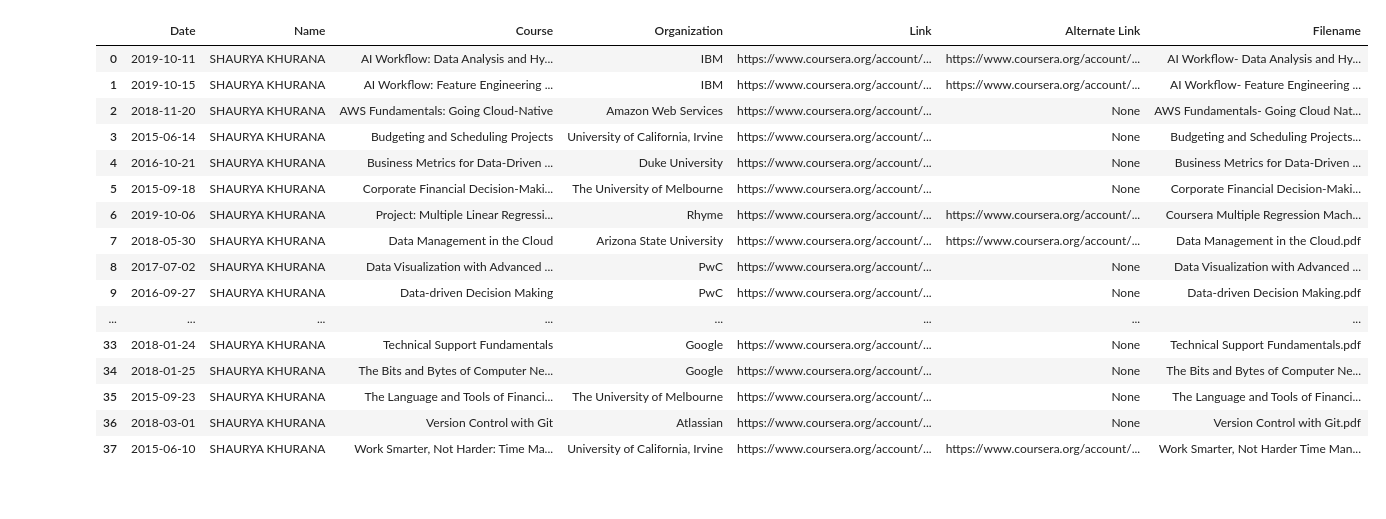
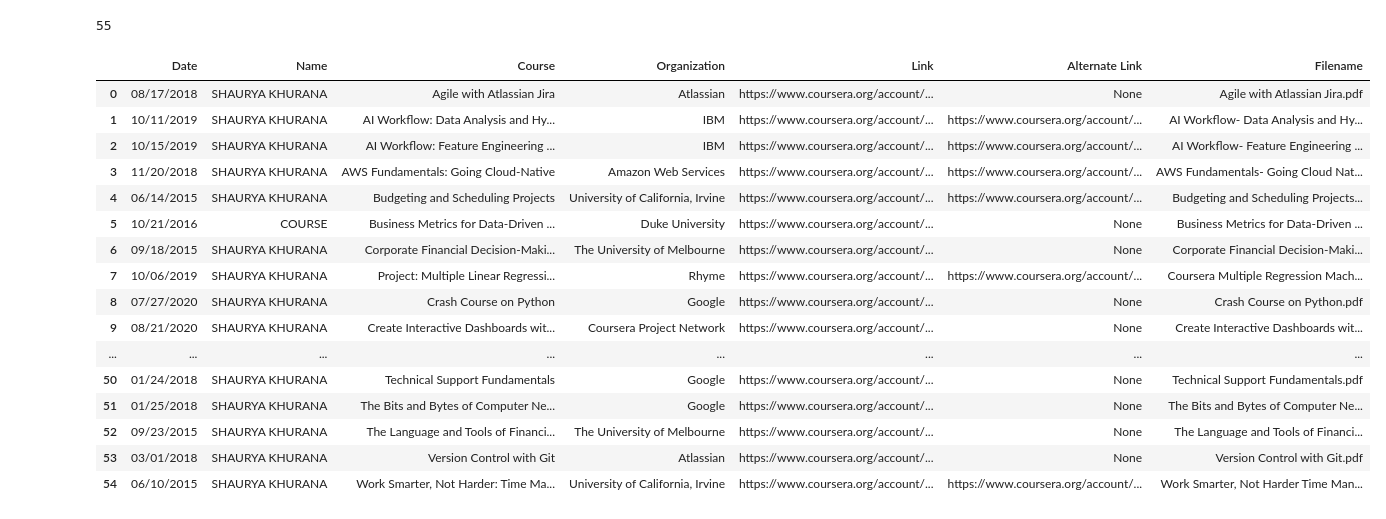
Before and after one commit to jamwine/Reading-Digital-Certificates, a Jupyter notebook: Certificates.ipynb, the cells around one changed output. Saved outputs shown, nothing was run; the diff lists cells and outputs as text; code cells hidden in the pictures.

```diff
--- a/Certificates.ipynb
+++ b/Certificates.ipynb
@@ -11,3 +14,6 @@ import re
+# %%
+pytesseract.pytesseract.tesseract_cmd = 'F:/Tesseract-OCR/tesseract'
+poppler_path="F:/poppler-23.11.0/Library/bin/"
 # %%
 ## Fetching PDF files
 
@@ -20,11 +26,12 @@ for file in os.listdir():
 
 def get_code(pdf):
     with open(pdf, 'rb') as file:
-        fileReader = PyPDF2.PdfFileReader(file)
-        if fileReader.isEncrypted:
+        fileReader = PyPDF2.PdfReader(file)
+        if fileReader.is_encrypted:
             fileReader.decrypt('')
-        page=fileReader.getPage(0)
-        page_content = page.extractText().split()
+        # page=fileReader.getPage(0)
+        page=fileReader.pages[0]
+        page_content = page.extract_text().split()
 
     code=[i for i in page_content if '/verify' in i][0].split('/verify')[1]
     if 'Coursera' in code:
@@ -32,7 +39,7 @@ def get_code(pdf):
     return code
 # %%
 def pdf_to_image(pdf):
-    pages = convert_from_path(pdf, 500)
+    pages = convert_from_path(pdf, 500, poppler_path=poppler_path)
     for page in pages:
         page.save('out.png', 'PNG')
     image=Image.open('out.png')
@@ -143,25 +166,29 @@ error_pdfs
+# %%
+len(info)
+# %% [output]
+55
 # %%
 data=pd.DataFrame(info)
 data.columns=['Date','Name','Course','Organization','Link','Alternate Link','Filename']
-data['Date']=pd.to_datetime(data['Date'],format='%m/%d/%Y')
+# data['Date']=pd.to_datetime(data['Date'],format='%m/%d/%Y')
 data
 # %% [output]
 |  | Date | Name | Course | Organization | Link | Alternate Link | Filename |
-| 0 | 2019-10-11 | SHAURYA KHURANA | AI Workflow: Data Analysis and Hy... | IBM | https://www.coursera.org/account/... | https://www.coursera.org/account/... | AI Workflow- Data Analysis and Hy... |
-| 1 | 2019-10-15 | SHAURYA KHURANA | AI Workflow: Feature Engineering ... | IBM | https://www.coursera.org/account/... | https://www.coursera.org/account/... | AI Workflow- Feature Engineering ... |
-| 2 | 2018-11-20 | SHAURYA KHURANA | AWS Fundamentals: Going Cloud-Native | Amazon Web Services | https://www.coursera.org/account/... | None | AWS Fundamentals- Going Cloud Nat... |
-| 3 | 2015-06-14 | SHAURYA KHURANA | Budgeting and Scheduling Projects | University of California, Irvine | https://www.coursera.org/account/... | None | Budgeting and Scheduling Projects... |
-| 4 | 2016-10-21 | SHAURYA KHURANA | Business Metrics for Data-Driven ... | Duke University | https://www.coursera.org/account/... | None | Business Metrics for Data-Driven ... |
-| 5 | 2015-09-18 | SHAURYA KHURANA | Corporate Financial Decision-Maki... | The University of Melbourne | https://www.coursera.org/account/... | None | Corporate Financial Decision-Maki... |
-| 6 | 2019-10-06 | SHAURYA KHURANA | Project: Multiple Linear Regressi... | Rhyme | https://www.coursera.org/account/... | https://www.coursera.org/account/... | Coursera Multiple Regression Mach... |
-| 7 | 2018-05-30 | SHAURYA KHURANA | Data Management in the Cloud | Arizona State University | https://www.coursera.org/account/... | https://www.coursera.org/account/... | Data Management in the Cloud.pdf |
-| 8 | 2017-07-02 | SHAURYA KHURANA | Data Visualization with Advanced ... | PwC | https://www.coursera.org/account/... | None | Data Visualization with Advanced ... |
-| 9 | 2016-09-27 | SHAURYA KHURANA | Data-driven Decision Making | PwC | https://www.coursera.org/account/... | None | Data-driven Decision Making.pdf |
+| 0 | 08/17/2018 | SHAURYA KHURANA | Agile with Atlassian Jira | Atlassian | https://www.coursera.org/account/... | None | Agile with Atlassian Jira.pdf |
+| 1 | 10/11/2019 | SHAURYA KHURANA | AI Workflow: Data Analysis and Hy... | IBM | https://www.coursera.org/account/... | https://www.coursera.org/account/... | AI Workflow- Data Analysis and Hy... |
+| 2 | 10/15/2019 | SHAURYA KHURANA | AI Workflow: Feature Engineering ... | IBM | https://www.coursera.org/account/... | https://www.coursera.org/account/... | AI Workflow- Feature Engineering ... |
+| 3 | 11/20/2018 | SHAURYA KHURANA | AWS Fundamentals: Going Cloud-Native | Amazon Web Services | https://www.coursera.org/account/... | https://www.coursera.org/account/... | AWS Fundamentals- Going Cloud Nat... |
+| 4 | 06/14/2015 | SHAURYA KHURANA | Budgeting and Scheduling Projects | University of California, Irvine | https://www.coursera.org/account/... | https://www.coursera.org/account/... | Budgeting and Scheduling Projects... |
+| 5 | 10/21/2016 | COURSE | Business Metrics for Data-Driven ... | Duke University | https://www.coursera.org/account/... | None | Business Metrics for Data-Driven ... |
+| 6 | 09/18/2015 | SHAURYA KHURANA | Corporate Financial Decision-Maki... | The University of Melbourne | https://www.coursera.org/account/... | None | Corporate Financial Decision-Maki... |
+| 7 | 10/06/2019 | SHAURYA KHURANA | Project: Multiple Linear Regressi... | Rhyme | https://www.coursera.org/account/... | https://www.coursera.org/account/... | Coursera Multiple Regression Mach... |
+| 8 | 07/27/2020 | SHAURYA KHURANA | Crash Course on Python | Google | https://www.coursera.org/account/... | None | Crash Course on Python.pdf |
+| 9 | 08/21/2020 | SHAURYA KHURANA | Create Interactive Dashboards wit... | Coursera Project Network | https://www.coursera.org/account/... | None | Create Interactive Dashboards wit... |
 | ... | ... | ... | ... | ... | ... | ... | ... |
-| 33 | 2018-01-24 | SHAURYA KHURANA | Technical Support Fundamentals | Google | https://www.coursera.org/account/... | None | Technical Support Fundamentals.pdf |
-| 34 | 2018-01-25 | SHAURYA KHURANA | The Bits and Bytes of Computer Ne... | Google | https://www.coursera.org/account/... | None | The Bits and Bytes of Computer Ne... |
-| 35 | 2015-09-23 | SHAURYA KHURANA | The Language and Tools of Financi... | The University of Melbourne | https://www.coursera.org/account/... | None | The Language and Tools of Financi... |
-| 36 | 2018-03-01 | SHAURYA KHURANA | Version Control with Git | Atlassian | https://www.coursera.org/account/... | None | Version Control with Git.pdf |
-| 37 | 2015-06-10 | SHAURYA KHURANA | Work Smarter, Not Harder: Time Ma... | University of California, Irvine | https://www.coursera.org/account/... | https://www.coursera.org/account/... | Work Smarter, Not Harder Time Man... |
+| 50 | 01/24/2018 | SHAURYA KHURANA | Technical Support Fundamentals | Google | https://www.coursera.org/account/... | None | Technical Support Fundamentals.pdf |
+| 51 | 01/25/2018 | SHAURYA KHURANA | The Bits and Bytes of Computer Ne... | Google | https://www.coursera.org/account/... | None | The Bits and Bytes of Computer Ne... |
+| 52 | 09/23/2015 | SHAURYA KHURANA | The Language and Tools of Financi... | The University of Melbourne | https://www.coursera.org/account/... | None | The Language and Tools of Financi... |
+| 53 | 03/01/2018 | SHAURYA KHURANA | Version Control with Git | Atlassian | https://www.coursera.org/account/... | None | Version Control with Git.pdf |
+| 54 | 06/10/2015 | SHAURYA KHURANA | Work Smarter, Not Harder: Time Ma... | University of California, Irvine | https://www.coursera.org/account/... | https://www.coursera.org/account/... | Work Smarter, Not Harder Time Man... |
 # %%
 # data.to_csv('Certificates.csv',index=False)
```
Also changed, not shown: parts of 4 cells of this notebook, 42 other files.
